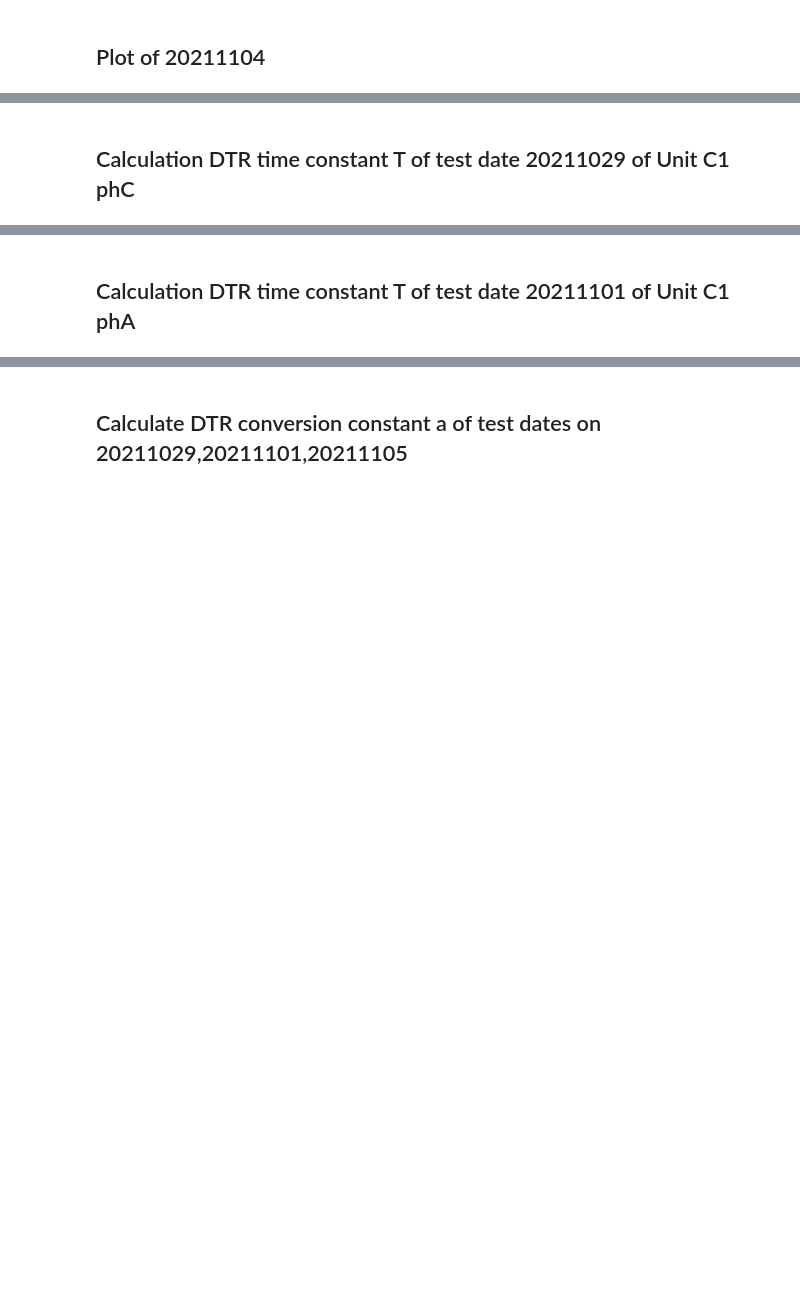
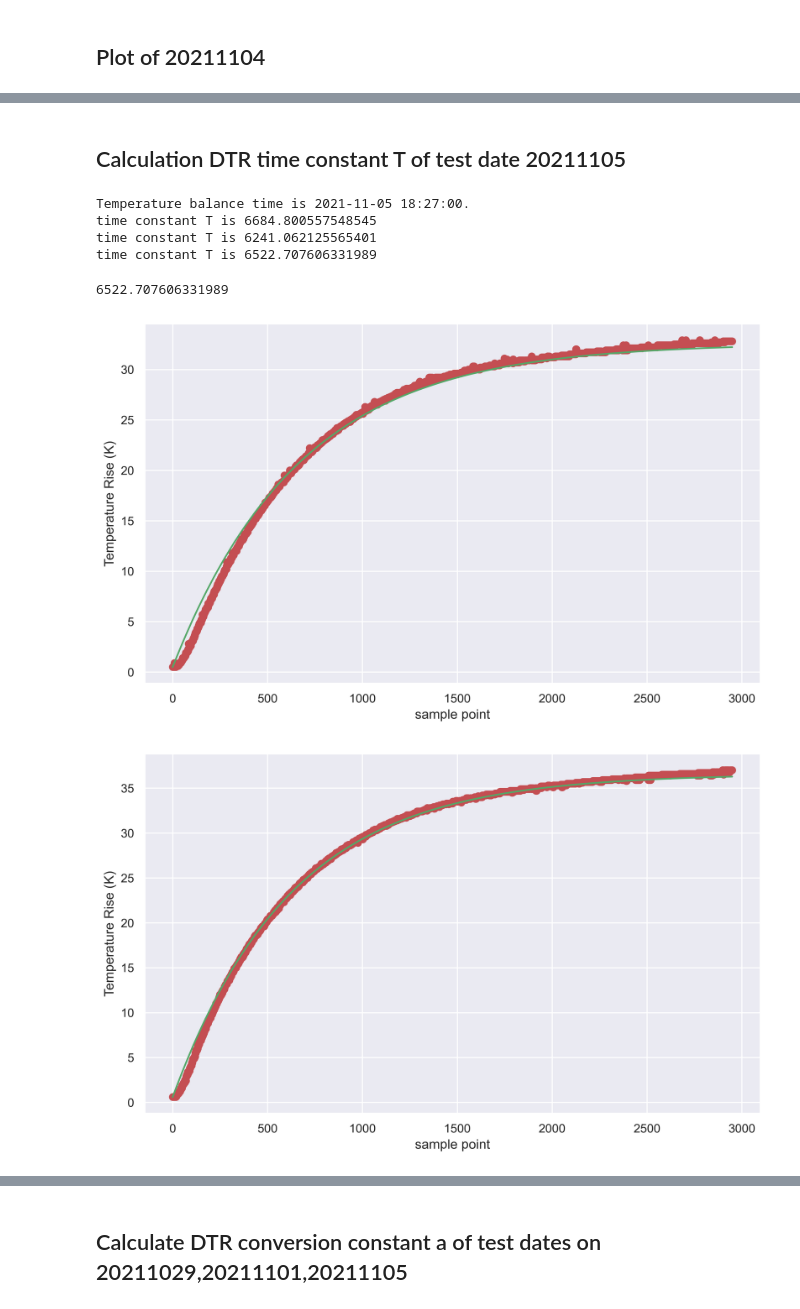
Before and after one commit to xxyql2006/ABB-SGIS-APL, a Jupyter notebook: TR_plots.ipynb, the cells around one changed output, grey strips where cells are left out. Saved outputs shown, nothing was run; the diff lists cells and outputs as text; code cells hidden in the pictures; blank space fills up the shorter version.

```diff
--- a/TR_plots.ipynb
+++ b/TR_plots.ipynb
@@ -195,10 +213,21 @@ case1029_C1B.cal_dynamic_time_const('t_C1_phB_snsr_bushing')
 # %% [markdown]
-## Calculation DTR time constant T of test date 20211029 of Unit C1 phC
+## Calculation DTR time constant T of test date 20211105
 # %%
-file_path = curDirectory + '\\20211029_DTR&TR_SR12kV 100A\\1_Data formatted\\20211029_data_clean_10s.csv'
-config_path = curDirectory + '\\20211029_DTR&TR_SR12kV 100A\\1_Data formatted\\2021-10-29_config.json'
-fig_path = curDirectory + '\\20211029_DTR&TR_SR12kV 100A\\3_Graphs'
 
-case1029_C1C = TR.TempRiseExperiment(file_path, config_path)
-case1029_C1C.find_balance_index(list(range(18, 52)))
-case1029_C1C.cal_dynamic_time_const('t_C1_phC_snsr_bushing')
+file_path = curDirectory + '\\20211105_DTR&TR_SR12kV 630A\\1_Data formatted\\20211105_data_clean_10s.csv'
+config_path = curDirectory + '\\20211105_DTR&TR_SR12kV 630A\\1_Data formatted\\2021-11-05_config.json'
+fig_path = curDirectory + '\\20211105_DTR&TR_SR12kV 630A\\3_Graphs'
+
+case1105 = TR.TempRiseExperiment(file_path, config_path)
+case1105.find_balance_index(list(range(18, 52)))
+case1105.cal_dynamic_time_const('t_C1_phA_snsr_bushing')
+case1105.cal_dynamic_time_const('t_C1_phB_snsr_bushing')
+case1105.cal_dynamic_time_const('t_C1_phC_snsr_bushing')
+# %% [output]
+Temperature balance time is 2021-11-05 18:27:00.
+time constant T is 6684.800557548545
+time constant T is 6241.062125565401
+time constant T is 6522.707606331989
+6522.707606331989
+[figure, added]
+[figure, added]
@@ -205,2 +234,0 @@ case1029_C1C.cal_dynamic_time_const('t_C1_phC_snsr_bushing')
-# %% [markdown]
-## Calculation DTR time constant T of test date 20211101 of Unit C1 phA
```
Also changed, not shown: parts of 22 cells of this notebook, 1 other file.
